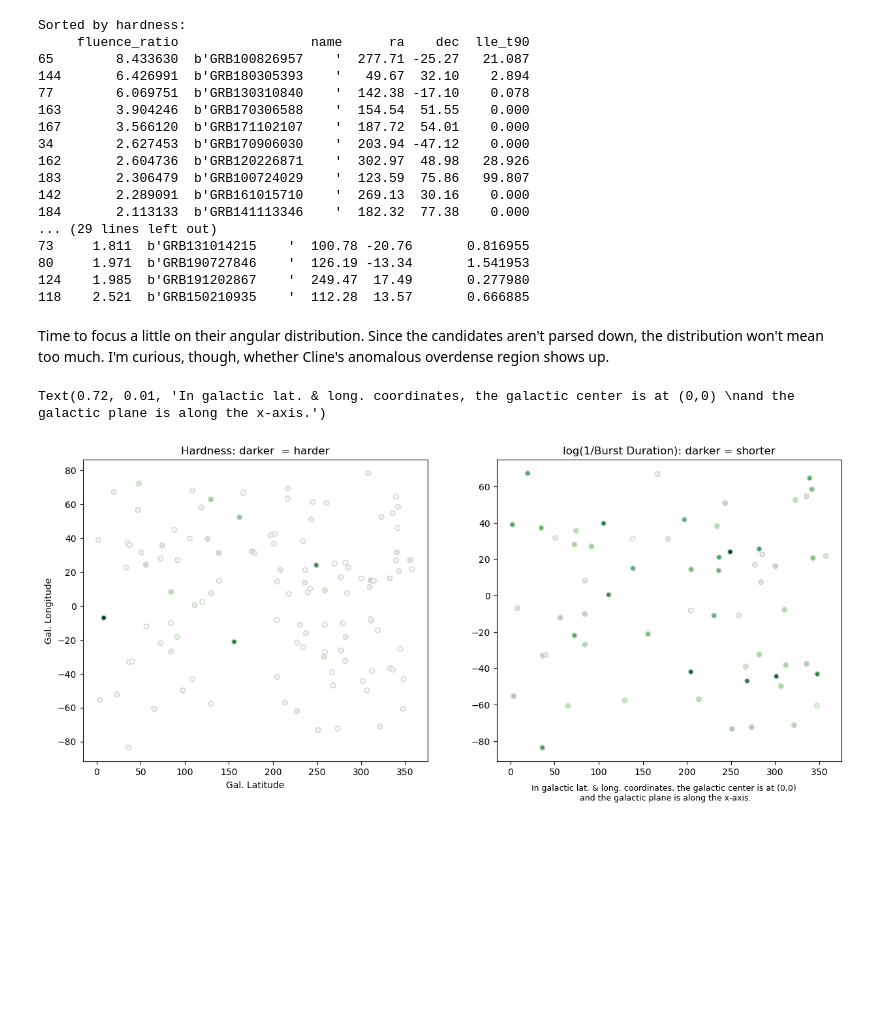
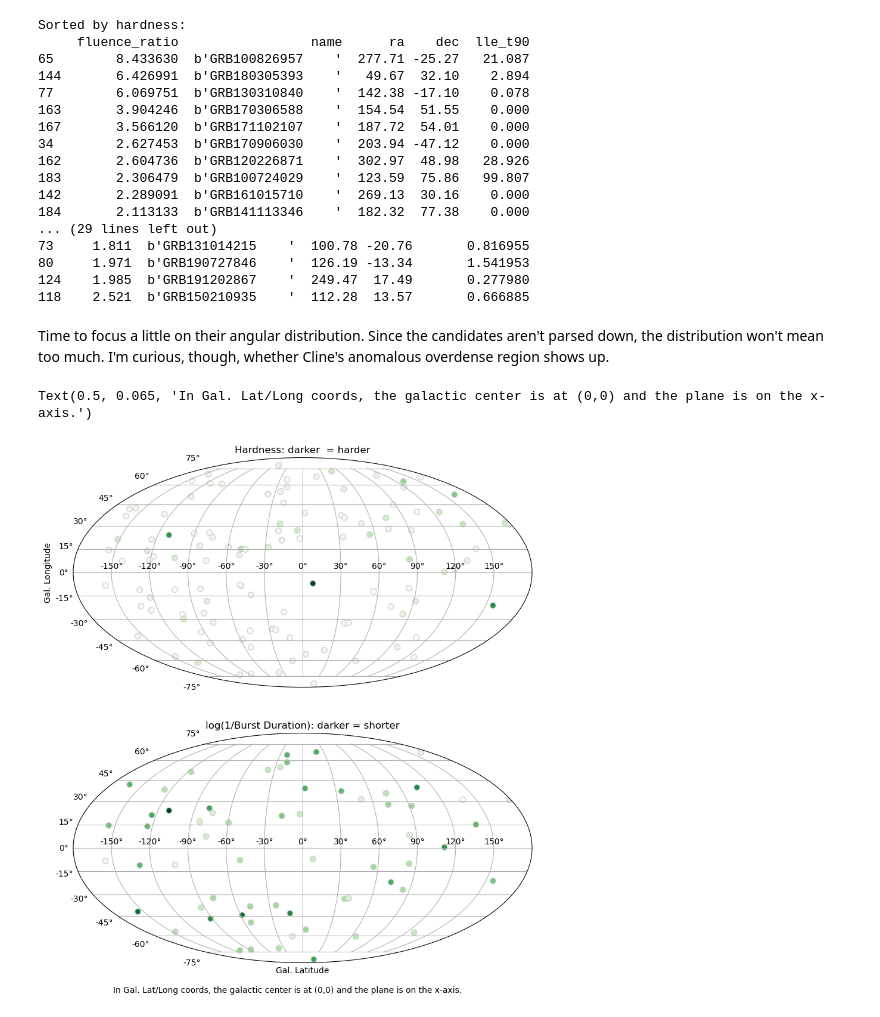
Before and after one commit to xboluna/Research, a Jupyter notebook: BHRad/GBM_Catalog_Searching/Exploring_possible_candidates.ipynb, the cells around one changed output. Cells and saved outputs as stored; diff of their text form; code cells hidden in the pictures; blank space fills up the shorter version.

Commit message:
better projection for location

```diff
--- a/BHRad/GBM_Catalog_Searching/Exploring_possible_candidates.ipynb
+++ b/BHRad/GBM_Catalog_Searching/Exploring_possible_candidates.ipynb
@@ -186,26 +186,40 @@ Sorted by hardness:
 80     1.971  b'GRB190727846    '  126.19 -13.34       1.541953
 124    1.985  b'GRB191202867    '  249.47  17.49       0.277980
 118    2.521  b'GRB150210935    '  112.28  13.57       0.666885
-# %% [markdown]
-Time to focus a little on their angular distribution. Since the candidates aren't parsed down, the distribution won't mean too much. I'm curious, though, whether Cline's anomalous overdense region shows up.
-# %%
-fig, (ax1,ax2) = plt.subplots(1,2)
-
-fig.set_figwidth(15)
-fig.set_figheight(6)
-
-ax1.set_title('Hardness: darker  = harder')
-ax1.scatter(targets['lii'], targets['bii'], 30, c=targets['fluence_ratio'], cmap='Greens', edgecolors='lightgray')
-
-ax2.set_title('log(1/Burst Duration): darker = shorter')
-ax2.scatter(targets['lii'], targets['bii'], 30, c=np.log10(1/targets['lle_t90']), cmap='Greens', edgecolors='lightgray')
-
-ax1.set_ylabel('Gal. Longitude')
-ax1.set_xlabel('Gal. Latitude')
-
-plt.figtext(0.72, 0.01,
-            'In galactic lat. & long. coordinates, the galactic center is at (0,0) \nand the galactic plane is along the x-axis.',
-            horizontalalignment='center', fontsize=9)
-# %% [output]
-Text(0.72, 0.01, 'In galactic lat. & long. coordinates, the galactic center is at (0,0) \nand the galactic plane is along the x-axis.')
-[figure, removed]
+# %% [markdown]
+Time to focus a little on their angular distribution. Since the candidates aren't parsed down, the distribution won't mean too much. I'm curious, though, whether Cline's anomalous overdense region shows up.
+# %%
+fig = plt.figure()
+ax1 = fig.add_subplot(211, projection='mollweide')
+plt.grid(True)
+ax2 = fig.add_subplot(212, projection='mollweide')
+plt.grid(True)
+
+# change the >180s to negative
+modified = targets.copy()
+modified.loc[modified['lii']>180, 'lii'] -= (360)
+
+fig.set_figwidth(20)
+fig.set_figheight(11)
+
+ax1.set_title('Hardness: darker  = harder')#, rotation=-90, position=(1, .5), ha='left', va='center')
+ax1.scatter(modified['lii']*(np.pi/180), targets['bii']*(np.pi/180), 50,
+            c=targets['fluence_ratio'], cmap='Greens', edgecolors='lightgray')
+
+# quick parse-out of the 0 t90s
+nonzeros = targets[ targets['lle_t90']!=0.0 ]
+modified = modified[ targets['lle_t90']!=0.0 ]
+
+ax2.set_title('log(1/Burst Duration): darker = shorter')#, rotation=-90, position=(1, .5), ha='left', va='center')
+ax2.scatter(modified['lii']*(np.pi/180), modified['bii']*(np.pi/180), 50,
+            c=np.log10(1/nonzeros['lle_t90']), cmap='Greens', edgecolors='lightgray')
+
+ax1.set_ylabel('Gal. Longitude')
+ax2.set_xlabel('Gal. Latitude')
+
+plt.figtext(0.5, 0.065,
+            'In Gal. Lat/Long coords, the galactic center is at (0,0) and the plane is on the x-axis.',
+            horizontalalignment='center', fontsize=10)
+# %% [output]
+Text(0.5, 0.065, 'In Gal. Lat/Long coords, the galactic center is at (0,0) and the plane is on the x-axis.')
+[figure, added]
```
